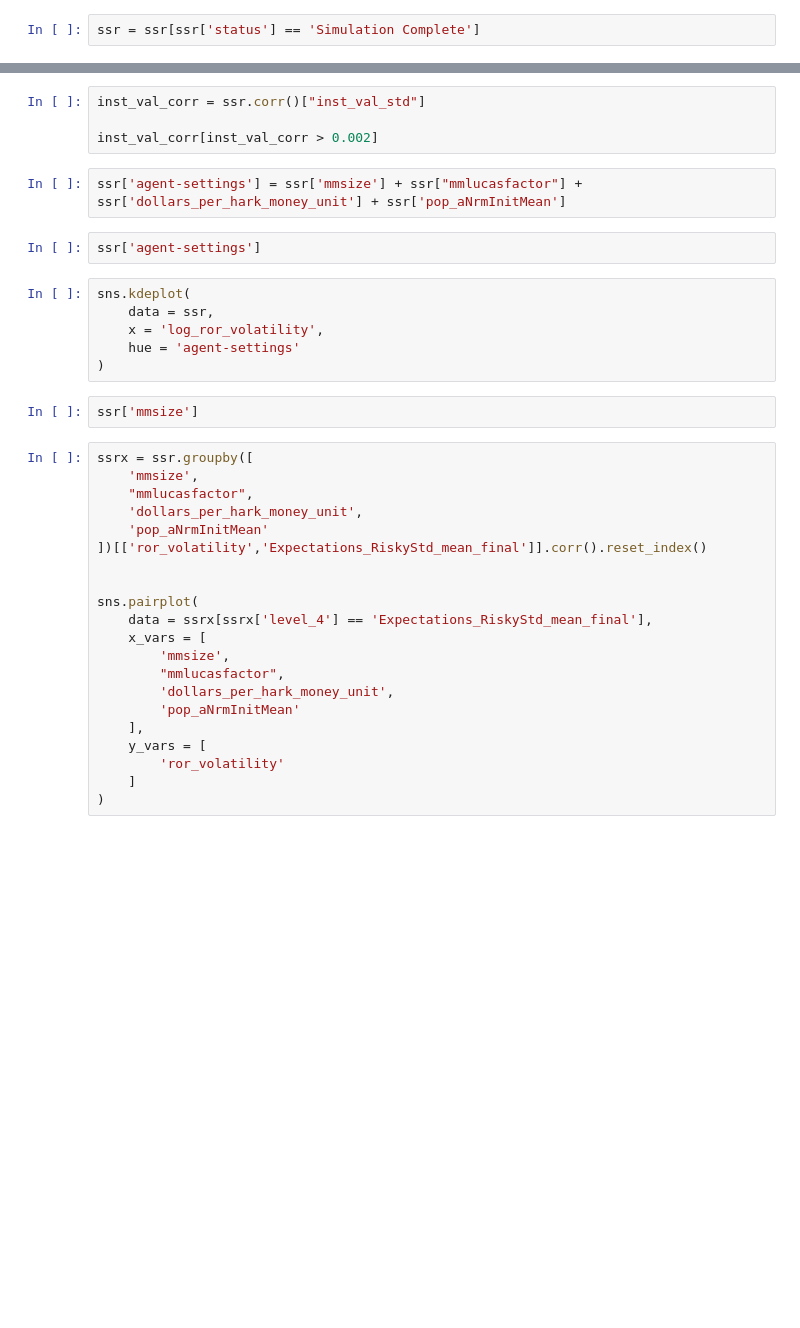
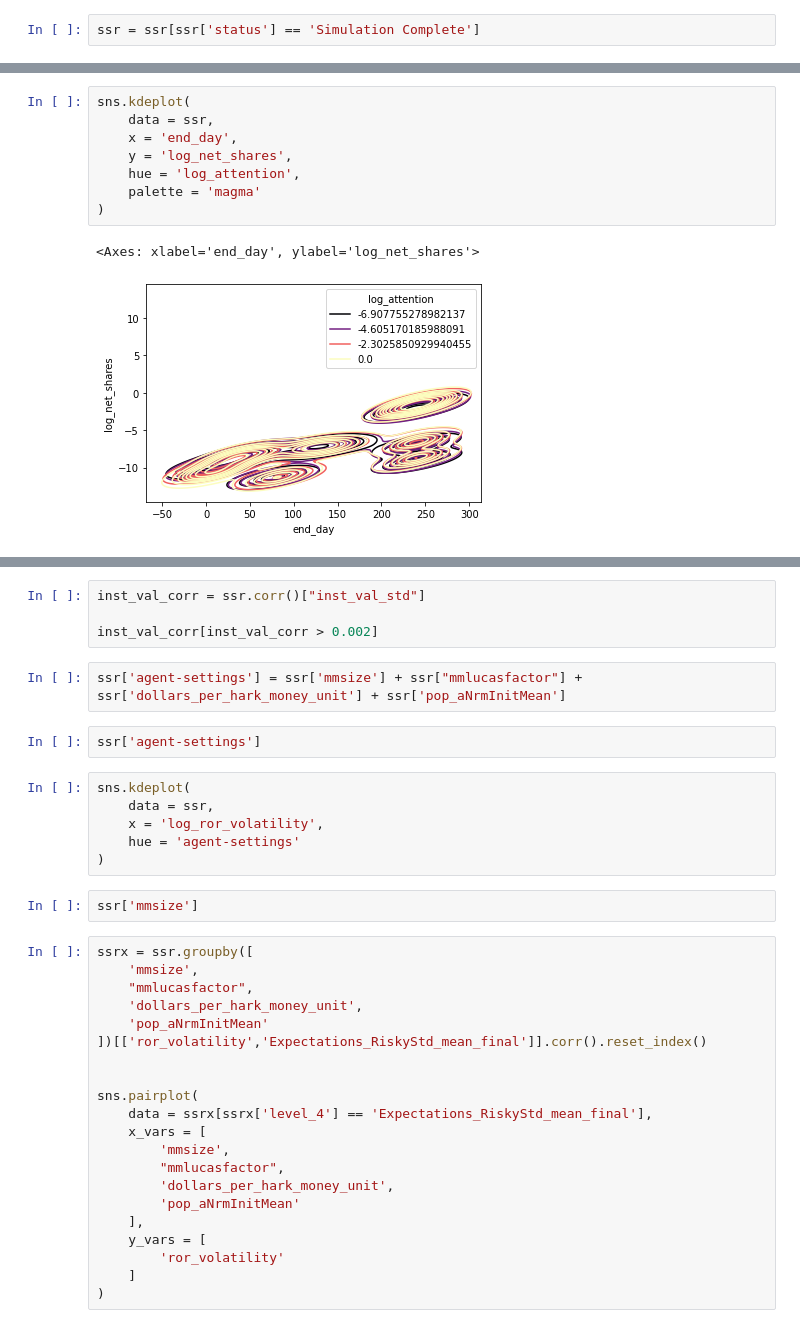
Before and after one commit to sbenthall/SHARKFin, a Jupyter notebook: out/SparkSharkRun Analysis.ipynb, the cells around one changed output, grey strips where cells are left out. Saved outputs shown, nothing was run; the diff lists cells and outputs as text; blank space fills up the shorter version.

```diff
--- a/out/SparkSharkRun Analysis.ipynb
+++ b/out/SparkSharkRun Analysis.ipynb
@@ -615,0 +129,11 @@ ssr[ssr['end_day']< 100][['end_day','mean_buy_limit']]
+# %%
+sns.kdeplot(
+    data = ssr,
+    x = 'end_day',
+    y = 'log_net_shares',
+    hue = 'log_attention',
+    palette = 'magma'
+)
+# %% [output]
+<Axes: xlabel='end_day', ylabel='log_net_shares'>
+[figure, added]
```
Also changed, not shown: parts of 112 cells of this notebook.
